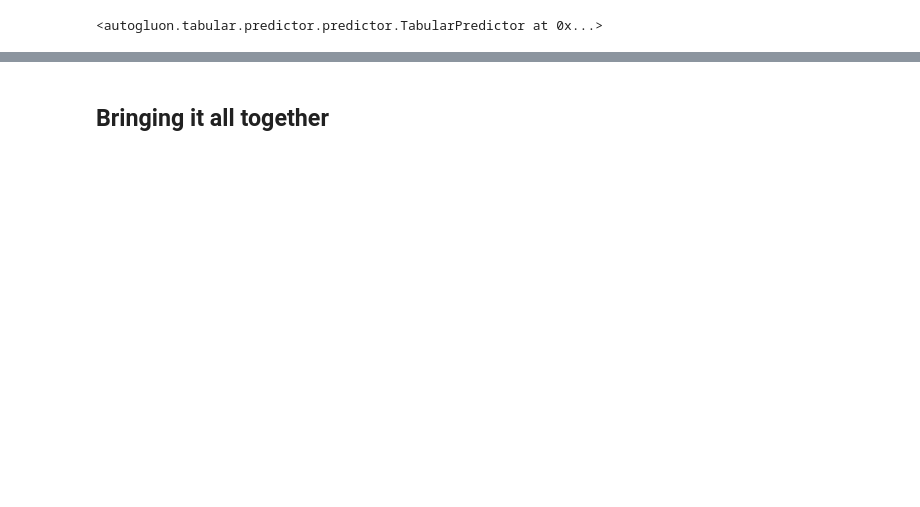
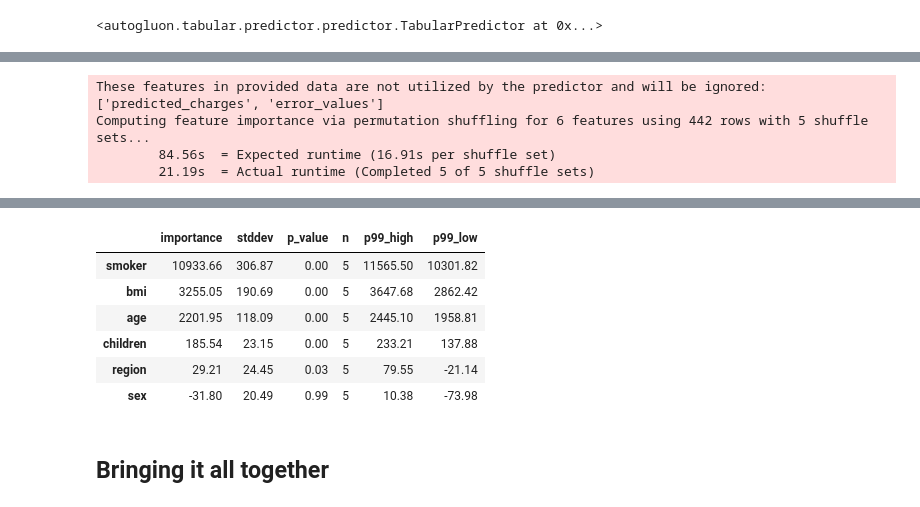
Before and after one commit to OOlatubosun/insurance_premium_prediction, a Jupyter notebook: experimentation_insurance.ipynb, the cells around one changed output, grey strips where cells are left out. Saved outputs shown, nothing was run; the diff lists cells and outputs as text; code cells hidden in the pictures; blank space fills up the shorter version.

```diff
--- a/experimentation_insurance.ipynb
+++ b/experimentation_insurance.ipynb
@@ -304,0 +342,9 @@ save_model_predictor.leaderboard(test_data, silent=True)
+# %%
+%%time
+
+save_model_predictor.feature_importance(test_data)
+# %% [output]
+These features in provided data are not utilized by the predictor and will be ignored: ['predicted_charges', 'error_values']
+Computing feature importance via permutation shuffling for 6 features using 442 rows with 5 shuffle sets...
+        84.56s  = Expected runtime (16.91s per shuffle set)
+        21.19s  = Actual runtime (Completed 5 of 5 shuffle sets)
@@ -305,3 +353,10 @@ save_model_predictor.leaderboard(test_data, silent=True)
+|  | importance | stddev | p_value | n | p99_high | p99_low |
+| smoker | 10933.66 | 306.87 | 0.00 | 5 | 11565.50 | 10301.82 |
+| bmi | 3255.05 | 190.69 | 0.00 | 5 | 3647.68 | 2862.42 |
+| age | 2201.95 | 118.09 | 0.00 | 5 | 2445.10 | 1958.81 |
+| children | 185.54 | 23.15 | 0.00 | 5 | 233.21 | 137.88 |
+| region | 29.21 | 24.45 | 0.03 | 5 | 79.55 | -21.14 |
+| sex | -31.80 | 20.49 | 0.99 | 5 | 10.38 | -73.98 |
 # %% [markdown]
 ## Bringing it all together
 # %%
```
Also changed, not shown: parts of 39 cells of this notebook, 37 other files.
